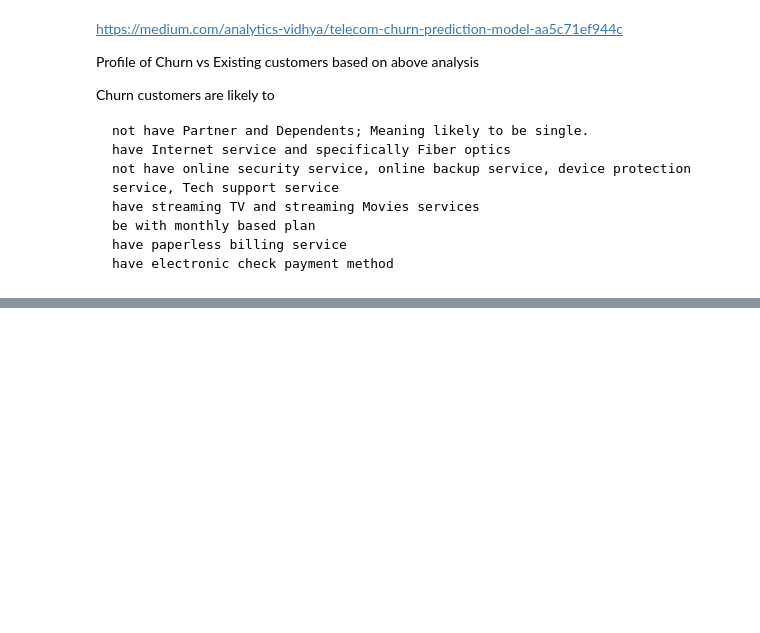
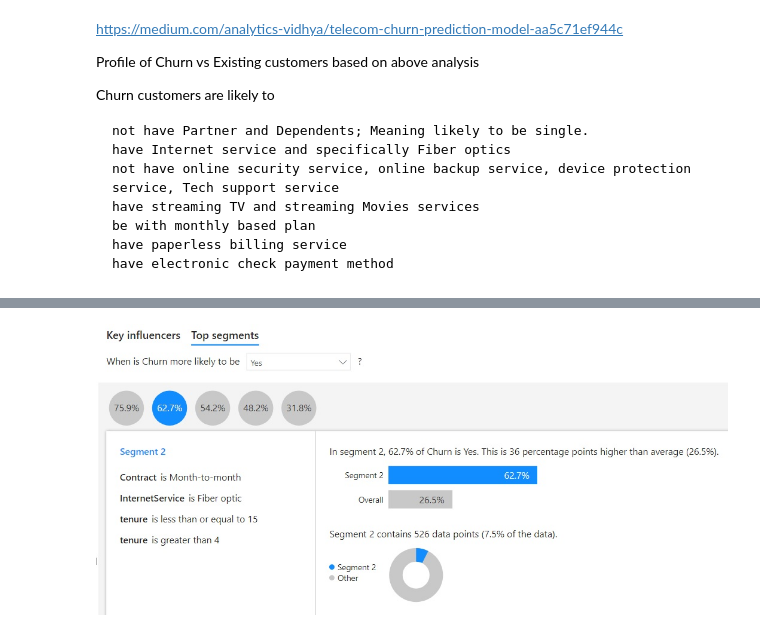
Before and after one commit to myscratchbooks/Python-and-R, a Jupyter notebook: Telco Churn EDA Analysis_in Python.ipynb, the cells around one changed output, grey strips where cells are left out. Drawn from its saved outputs; the diff is of its cells as text; code cells hidden in the pictures; blank space fills up the shorter version.

```diff
--- a/Telco Churn EDA Analysis_in Python.ipynb
+++ b/Telco Churn EDA Analysis_in Python.ipynb
@@ -699,0 +727,4 @@ Churn customers are likely to
+# %%
+Image(filename='../Unknown/test_folder/BI_2c.jpg')
+# %% [output]
+[figure, added]
```
Also changed, not shown: parts of 12 cells of this notebook.
